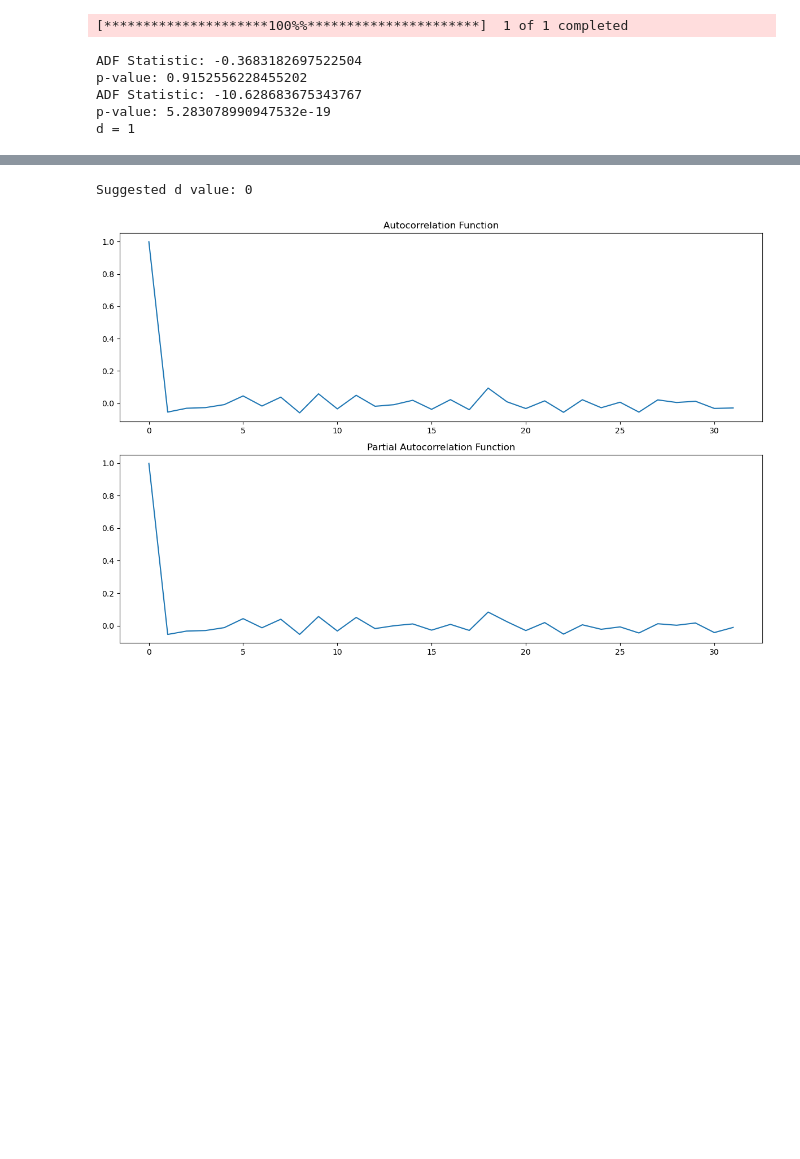
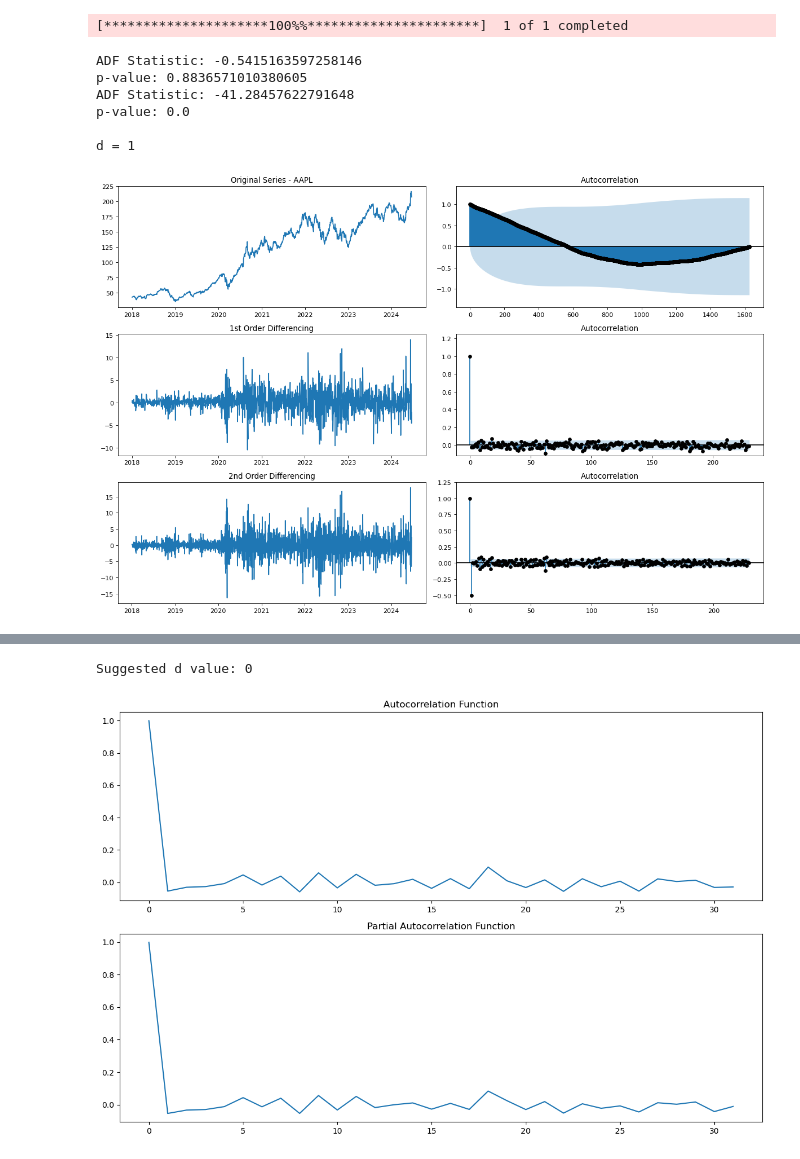
Before and after one commit to steven-ja/steven-ja.github.io, a Jupyter notebook: content/posts/finance/stock_prediction/ARIMA/arima_example.ipynb, the cells around one changed output, grey strips where cells are left out. Drawn from its saved outputs; the diff is of its cells as text; code cells hidden in the pictures; blank space fills up the shorter version.

```diff
--- a/content/posts/finance/stock_prediction/ARIMA/arima_example.ipynb
+++ b/content/posts/finance/stock_prediction/ARIMA/arima_example.ipynb
@@ -6,11 +6,12 @@ from statsmodels.tsa.arima.model import ARIMA
 from statsmodels.tsa.stattools import adfuller
 from sklearn.metrics import mean_squared_error
 import yfinance as yf
+import seaborn as sns
 
 # Download stock data
 ticker = "AAPL"
 start_date = "2018-01-01"
-end_date = "2023-06-23"
+end_date = "2024-06-23"
 data = yf.download(ticker, start=start_date, end=end_date)
 
 # Prepare the data
@@ -38,8 +39,38 @@ if p_val > 0.05:
 print(f"\nd = {d}")
 # %% [output]
 [*********************100%%**********************]  1 of 1 completed
-ADF Statistic: -0.3683182697522504
-p-value: 0.9152556228455202
-ADF Statistic: -10.628683675343767
-p-value: 5.283078990947532e-19
+ADF Statistic: -0.5415163597258146
+p-value: 0.8836571010380605
+ADF Statistic: -41.28457622791648
+p-value: 0.0
+
 d = 1
+# %%
+import numpy as np, pandas as pd
+from statsmodels.graphics.tsaplots import plot_acf, plot_pacf
+import matplotlib.pyplot as plt
+plt.rcParams.update({'figure.figsize':(15,10), 'figure.dpi':80})
+
+# Import data
+# df = pd.read_csv('https://raw.githubusercontent.com/selva86/datasets/master/wwwusage.csv', names=['value'], header=0)
+df = data.copy()
+
+# Original Series
+fig, axes = plt.subplots(3, 2, sharex=False)
+axes[0, 0].plot(df.index, df.Close); axes[0, 0].set_title('Original Series - '+ticker)
+plot_acf(df.Close, ax=axes[0, 1], lags=len(df)-1, color='k', auto_ylims=True)
+
+# 1st Differencing
+axes[1, 0].plot(df.index, df.Close.diff()); axes[1, 0].set_title('1st Order Differencing')
+plot_acf(df.Close.diff().dropna(), ax=axes[1, 1], lags=len(df)/7-2, color='k', auto_ylims=True)
+
+# 2nd Differencing
+axes[2, 0].plot(df.index, df.Close.diff().diff()); axes[2, 0].set_title('2nd Order Differencing')
+plot_acf(df.Close.diff().diff().dropna(), ax=axes[2, 1], lags=len(df)/7-3, color='k', auto_ylims=True)
+
+# plt.xlim([])
+plt.tight_layout()
+plt.savefig("images/find_d.png", dpi=300)
+plt.show()
+# %% [output]
+[figure, added]
```
Also changed, not shown: parts of 10 cells of this notebook, 10 other files.
